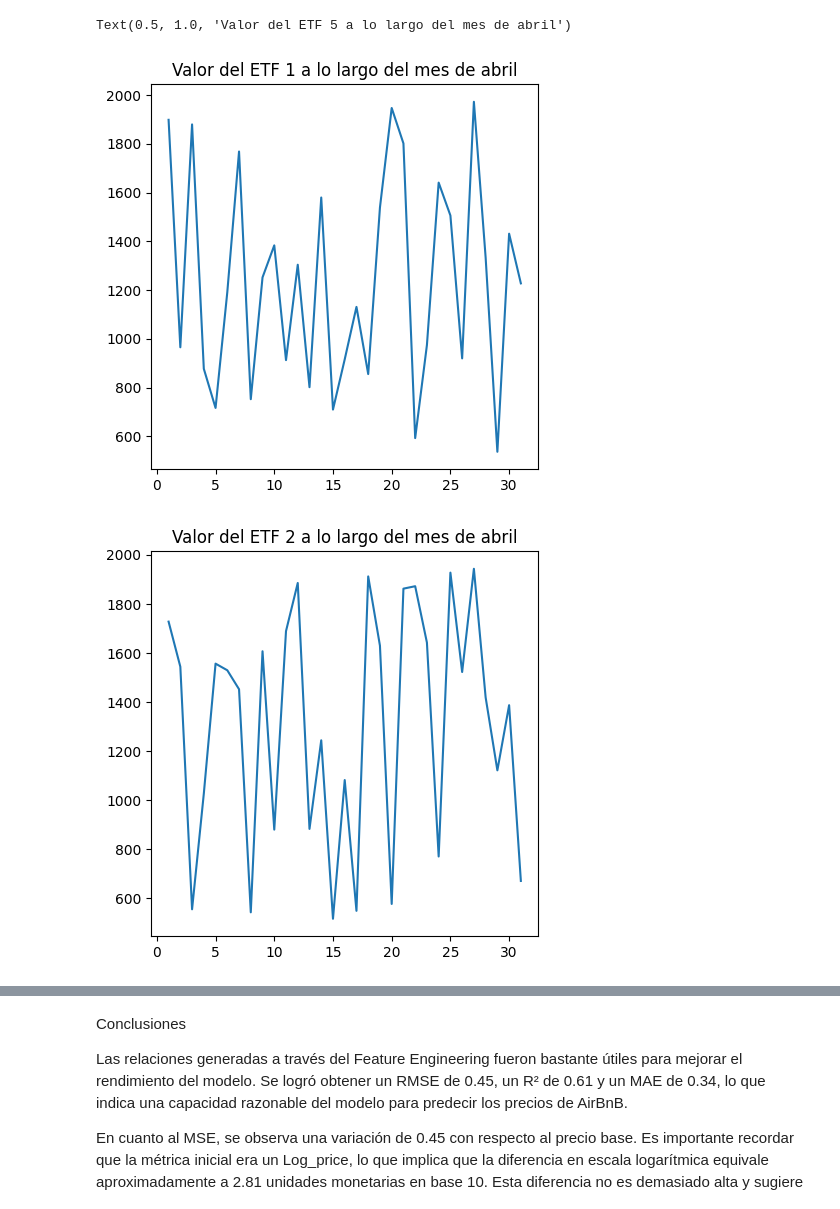
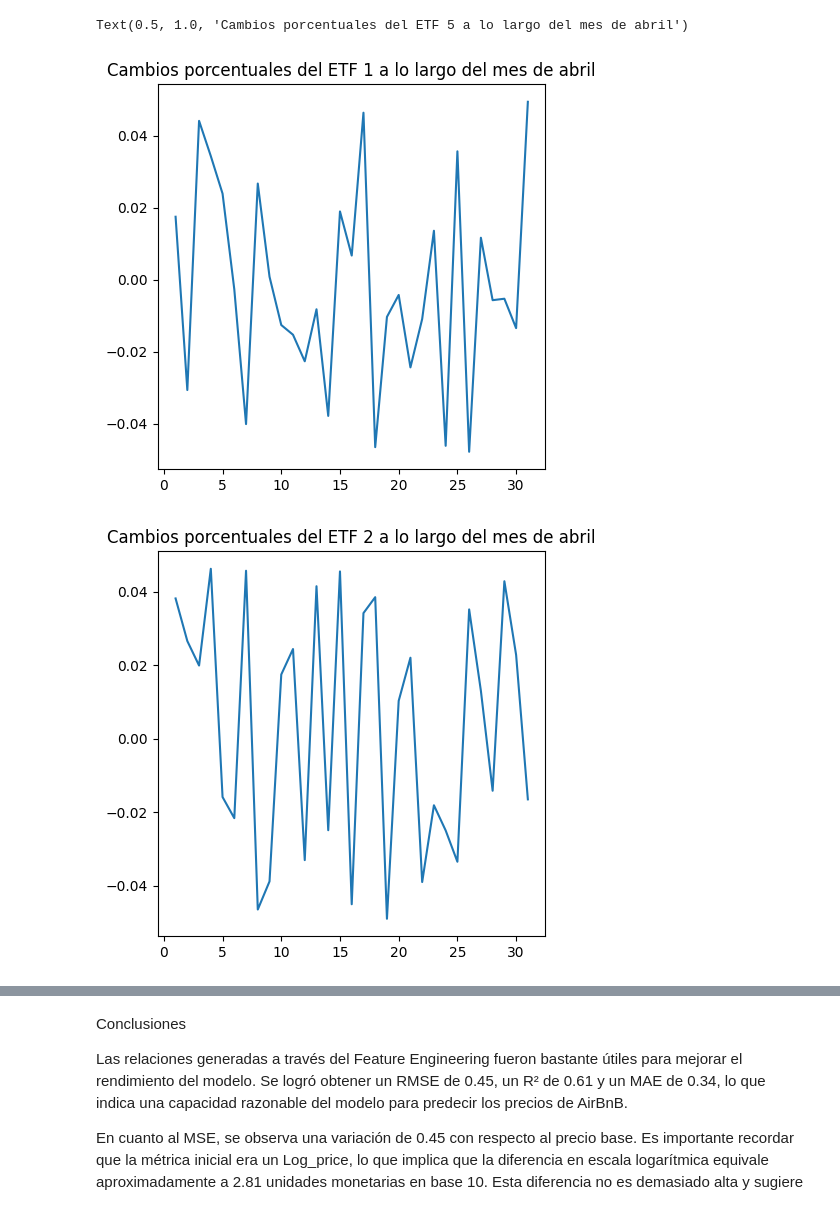
Before and after one commit to Ericson3100/Proyecto3DM, a Jupyter notebook: notebooks/4_Evaluation_Selection.ipynb, the cells around one changed output, grey strips where cells are left out. Cells and saved outputs as stored; diff of their text form; code cells hidden in the pictures.

```diff
--- a/notebooks/4_Evaluation_Selection.ipynb
+++ b/notebooks/4_Evaluation_Selection.ipynb
@@ -1,38 +1,39 @@
 # %%
 import random
 import numpy as np
 
 #Lógica de inversiones, se plantea una inversión al inicio de cada día durante el mes de abril.
 #La inversión o retiro de cada día dependerá de la predicción del modelo referente a la tendencia del ETF al final de ese día.
 
 #Se inicia el proceso un día antes del primer día de abril (fehca de inicio de la inversión).
 #Se busca el estado actual de cada ETF para el 31 de marzo, una vez cerrada la bolsa.
 
 #Se inicializan 31 valores para cada ETF, que representan el valor de cada ETF al final de cada día o al inicio del siguiente día.
 #Para esta simulación representarían los valores de ETF al inicio de cada día del mes de abril.
-ETFS=[[random.uniform(500, 2000) for _ in range(31)] for _ in range(5)]
+
+cambiosPorcentuales=[[random.uniform(-0.05, 0.05) for _ in range(31)] for _ in range(5)]
 #Gráfica de valores de cada ETF a lo largo del mes de abril.
 import matplotlib.pyplot as plt
 plt.figure(figsize=(5, 5))
-plt.plot(range(1, 32), [ETFS[0][i] for i in range(31)], label='ETF 1')
-plt.title('Valor del ETF 1 a lo largo del mes de abril')
+plt.plot(range(1, 32), [cambiosPorcentuales[0][i] for i in range(31)], label='ETF 1')
+plt.title('Cambios porcentuales del ETF 1 a lo largo del mes de abril')
 
 plt.figure(figsize=(5, 5))
-plt.plot(range(1, 32), [ETFS[1][i] for i in range(31)], label='ETF 2')
-plt.title('Valor del ETF 2 a lo largo del mes de abril')
+plt.plot(range(1, 32), [cambiosPorcentuales[1][i] for i in range(31)], label='ETF 2')
+plt.title('Cambios porcentuales del ETF 2 a lo largo del mes de abril')
 
 plt.figure(figsize=(5, 5))
-plt.plot(range(1, 32), [ETFS[2][i] for i in range(31)], label='ETF 3')
-plt.title('Valor del ETF 3 a lo largo del mes de abril')
+plt.plot(range(1, 32), [cambiosPorcentuales[2][i] for i in range(31)], label='ETF 3')
+plt.title('Cambios porcentuales del ETF 3 a lo largo del mes de abril')
 
 plt.figure(figsize=(5, 5))
-plt.plot(range(1, 32), [ETFS[3][i] for i in range(31)], label='ETF 4')
-plt.title('Valor del ETF 4 a lo largo del mes de abril')
+plt.plot(range(1, 32), [cambiosPorcentuales[3][i] for i in range(31)], label='ETF 4')
+plt.title('Cambios porcentuales del ETF 4 a lo largo del mes de abril')
 
 plt.figure(figsize=(5, 5))
-plt.plot(range(1, 32), [ETFS[4][i] for i in range(31)], label='ETF 5')
-plt.title('Valor del ETF 5 a lo largo del mes de abril')
+plt.plot(range(1, 32), [cambiosPorcentuales[4][i] for i in range(31)], label='ETF 5')
+plt.title('Cambios porcentuales del ETF 5 a lo largo del mes de abril')
 # %% [output]
-Text(0.5, 1.0, 'Valor del ETF 5 a lo largo del mes de abril')
+Text(0.5, 1.0, 'Cambios porcentuales del ETF 5 a lo largo del mes de abril')
-[figure, old version]
+[figure, new version]
-[figure, old version]
+[figure, new version]
```
Also changed, not shown: parts of 4 cells of this notebook.
